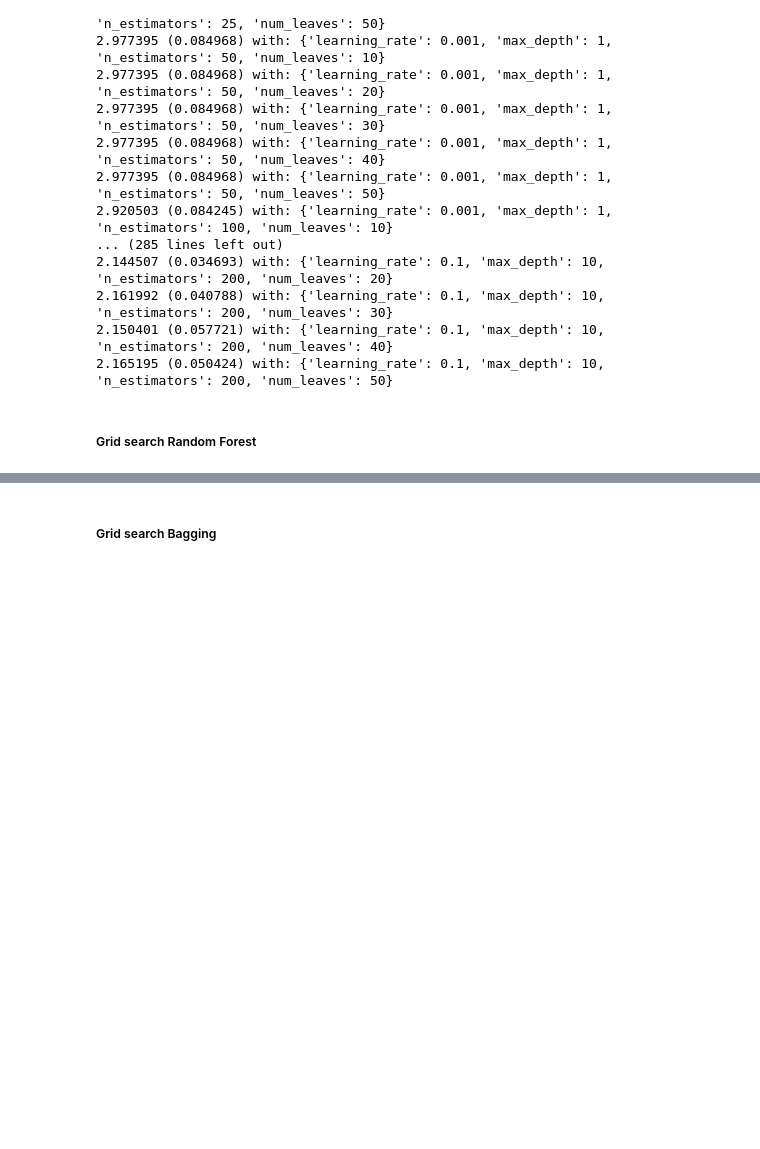
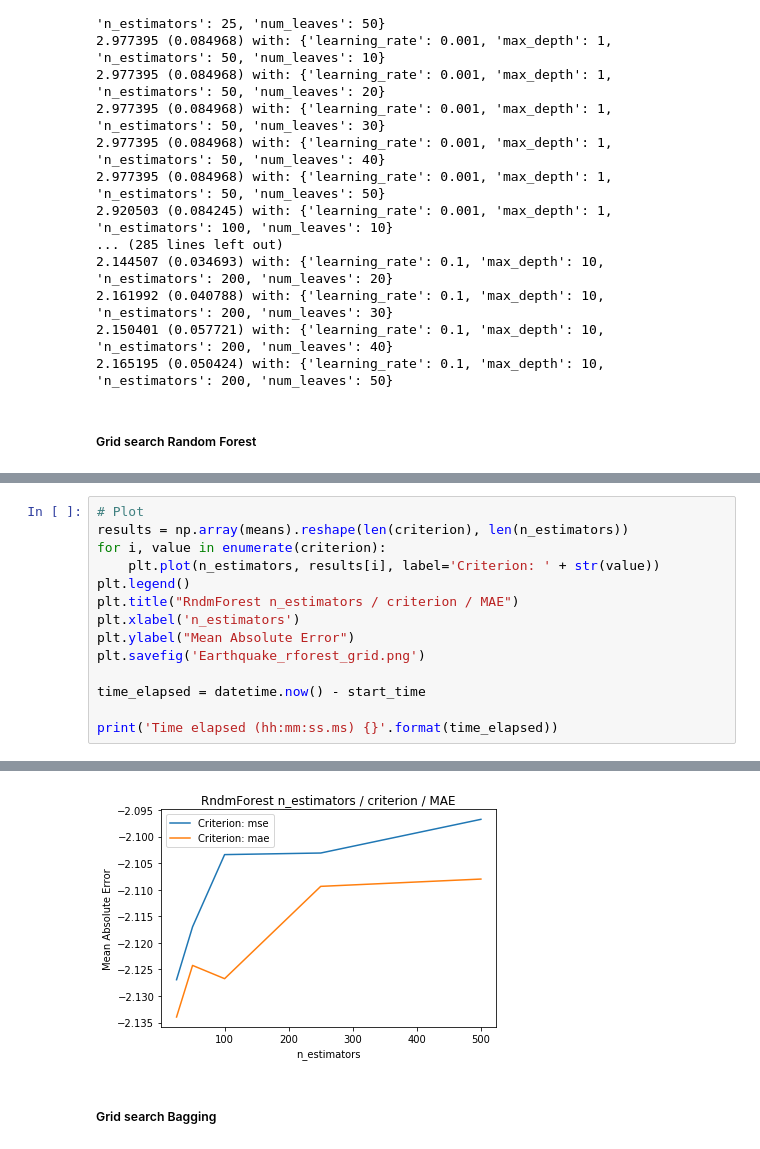
Before and after one commit to manuelfreude/kaggleearthquake, a Jupyter notebook: earthquake.ipynb, the cells around one changed output, grey strips where cells are left out. Cells and saved outputs as stored; diff of their text form; blank space fills up the shorter version.

Commit message:
Grid search fine tuning % first submissions (36%!)

```diff
--- a/earthquake.ipynb
+++ b/earthquake.ipynb
@@ -1039,0 +1047,15 @@ print('Time elapsed (hh:mm:ss.ms) {}'.format(time_elapsed))
+# %%
+# Plot
+results = np.array(means).reshape(len(criterion), len(n_estimators))
+for i, value in enumerate(criterion):
+    plt.plot(n_estimators, results[i], label='Criterion: ' + str(value))
+plt.legend()
+plt.title("RndmForest n_estimators / criterion / MAE")
+plt.xlabel('n_estimators')
+plt.ylabel("Mean Absolute Error")
+plt.savefig('Earthquake_rforest_grid.png')
+
+time_elapsed = datetime.now() - start_time
+
+print('Time elapsed (hh:mm:ss.ms) {}'.format(time_elapsed))
+# %% [output]
@@ -1040,3 +1063,4 @@ print('Time elapsed (hh:mm:ss.ms) {}'.format(time_elapsed))
+[figure, added]
 # %% [markdown]
 ##### Grid search Bagging
 # %%
```
Also changed, not shown: parts of 23 cells of this notebook.
